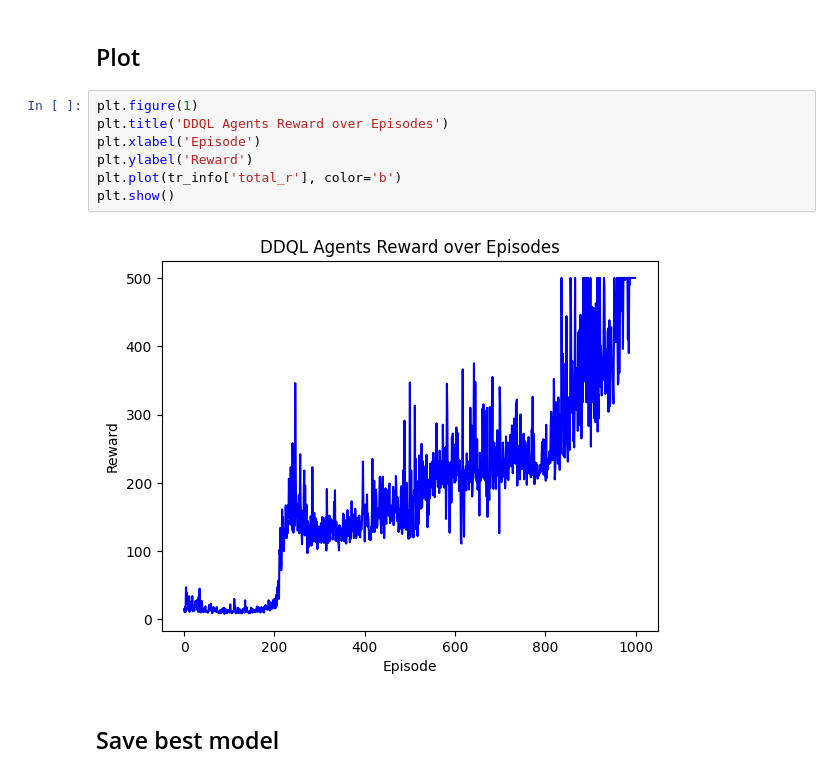
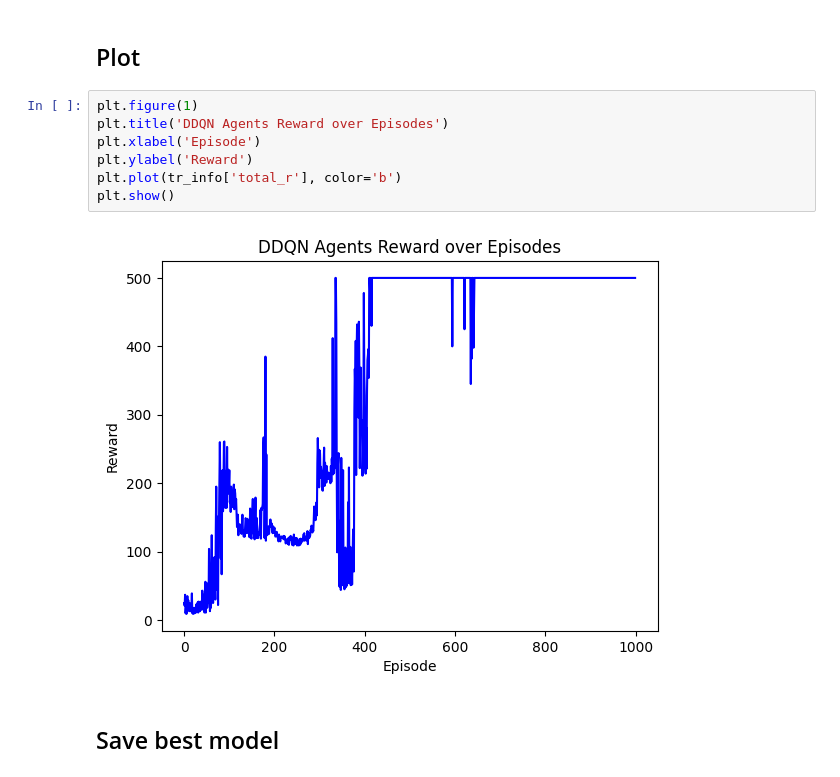
Before and after one commit to joseph280996/RL-Project, a Jupyter notebook: src/main.ipynb, the cells around one changed output. Cells and saved outputs as stored; diff of their text form.

Commit message:
feat: Final DDQN

```diff
--- a/src/main.ipynb
+++ b/src/main.ipynb
@@ -182,13 +251,13 @@ tr_info = models.train_DDQL(env, agent, device, N_EPOCHS)
 ## Plot
 # %%
 plt.figure(1)
-plt.title('DDQL Agents Reward over Episodes')
+plt.title('DDQN Agents Reward over Episodes')
 plt.xlabel('Episode')
 plt.ylabel('Reward')
 plt.plot(tr_info['total_r'], color='b')
 plt.show()
 # %% [output]
-[figure, old version]
+[figure, new version]
 # %% [markdown]
 ## Save best model
 # %%
```
Also changed, not shown: parts of 6 cells of this notebook, 2 other files.
